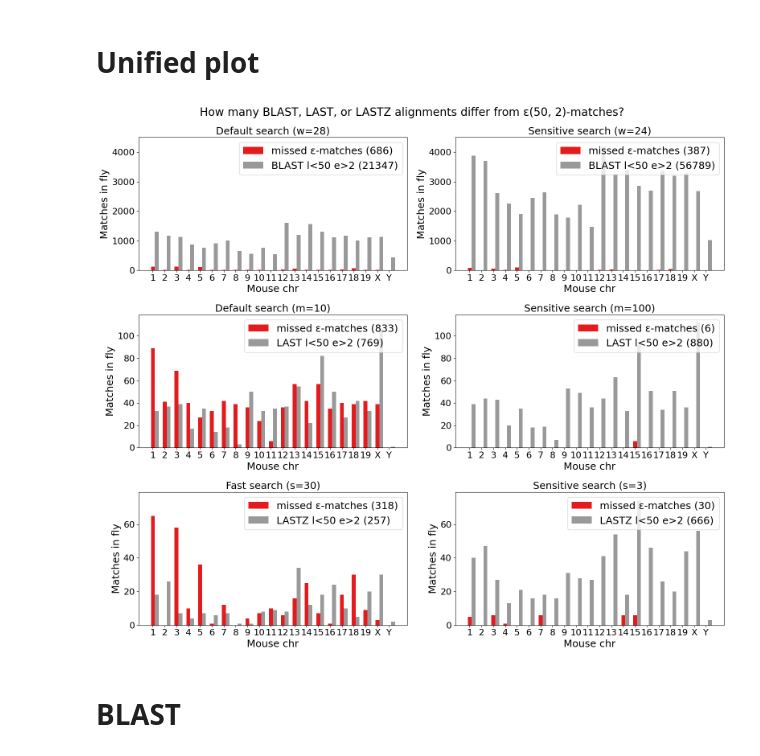
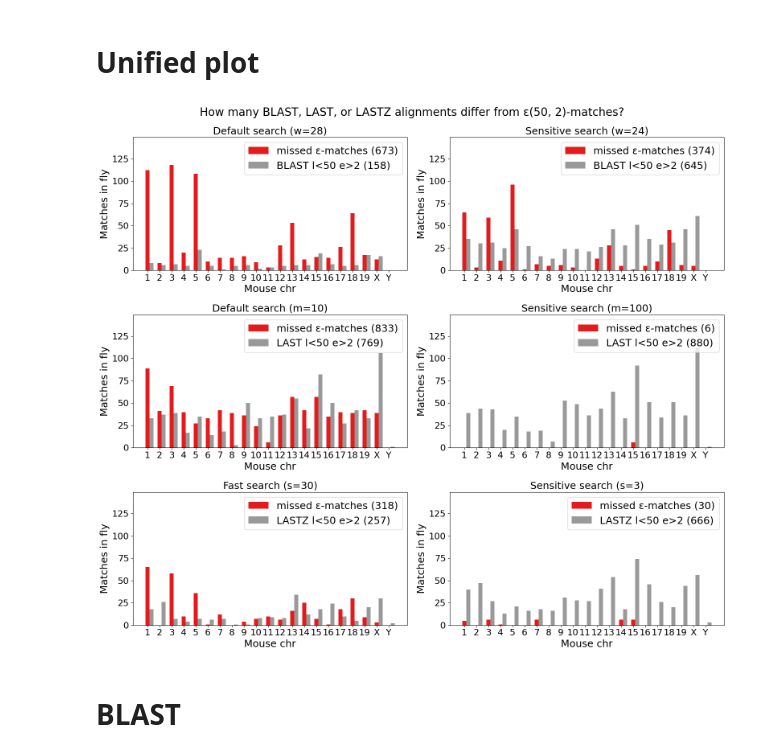
Before and after one commit to eaasna/DREAM-stellar-benchmark, a Jupyter notebook: work-python/missed-matches/What is missed.ipynb, the cells around one changed output. Cells and saved outputs as stored; diff of their text form; code cells hidden in the pictures.

Commit message:
Improved plots

```diff
--- a/work-python/missed-matches/What is missed.ipynb
+++ b/work-python/missed-matches/What is missed.ipynb
@@ -111,13 +111,24 @@ def read_count_table(in_dir, filename):
     df = pd.read_csv(in_dir + "/" + filename, sep = "\t", header = None)
     df.columns = ["count", "dname", "qname"]
     df["chr"] = [mouse_dname_d.get(dname) for dname in df["dname"]]
+    df = df.dropna()
     return df
 
 def gather_counts(df, col):
     counts = []
-    names = np.unique(df[col])
+    names = np.unique(df[col]).tolist()
+
     for name in names:
         counts.append(np.sum(df[df[col] == name]["count"]))
+
+    chromosomes = [str(x) for x in range(1, 20)]
+    chromosomes.append("X")
+    chromosomes.append("Y")
+
+    for c in chromosomes:
+        if not (c in names):
+            names.append(c)
+            counts.append(0)
 
     d = {'names': names, 'counts': counts}
     return pd.DataFrame(d)
@@ -128,7 +139,7 @@ def get_count_df(in_dir):
     fp_counts = gather_counts(fp, "chr")
     fn_counts = gather_counts(fn, "chr")
     df = fp_counts.set_index('names').join(fn_counts.set_index('names'), lsuffix='_fp', rsuffix='_fn', on='names')
-    df = df.fillna(0)
+    df = df.fillna("0")
     df = df.astype({"counts_fp":int, "counts_fn":int})
     return df
 # %%
@@ -170,45 +181,45 @@ fig.suptitle('How many BLAST, LAST, or LASTZ alignments differ from ε(50, 2)-ma
 
 # BLAST
 tool = "BLAST"
-in_dir="k28_blast_vs_stellar_l50_e2"
+in_dir="e10_k28_blast_vs_stellar_l50_e2"
 df = get_count_df(in_dir)
 set_ax_plot(axs[0][0], df, tool, "Default search (w=28)")
-axs[0][0].set_ylim(0, 4500)
+axs[0][0].set_ylim(0, 149)
 
-in_dir="k24_blast_vs_stellar_l50_e2"
+in_dir="e10_k24_blast_vs_stellar_l50_e2"
 df = get_count_df(in_dir)
 set_ax_plot(axs[0][1], df, tool, "Sensitive search (w=24)")
-axs[0][1].set_ylim(0, 4500)
+axs[0][1].set_ylim(0, 149)
 
 # LAST
 tool = "LAST"
 in_dir="m10_last_vs_stellar_l50_e2"
 df = get_count_df(in_dir)
 set_ax_plot(axs[1][0], df, tool, "Default search (m=10)")
-axs[1][0].set_ylim(0, 119)
+axs[1][0].set_ylim(0, 149)
 
 in_dir="m100_last_vs_stellar_l50_e2"
 df = get_count_df(in_dir)
 set_ax_plot(axs[1][1], df, tool, "Sensitive search (m=100)")
-axs[1][1].set_ylim(0, 119)
+axs[1][1].set_ylim(0, 149)
 
 # LASTZ
 tool = "LASTZ"
 in_dir="s30_lastz_vs_stellar_l50_e2"
 df = get_count_df(in_dir)
 set_ax_plot(axs[2][0], df, tool, "Fast search (s=30)")
-axs[2][0].set_ylim(0, 79)
+axs[2][0].set_ylim(0, 149)
 
 in_dir="s3_lastz_vs_stellar_l50_e2"
 df = get_count_df(in_dir)
 set_ax_plot(axs[2][1], df, tool, "Sensitive search (s=3)")
-axs[2][1].set_ylim(0, 79)
+axs[2][1].set_ylim(0, 149)
 
 plt.tight_layout()
 plt.savefig('missed_mouse_search.svg', dpi = 500)
 plt.show()
 # %% [output]
-[figure, old version]
+[figure, new version]
 # %% [markdown]
 # BLAST
 # %%
```
Also changed, not shown: parts of 12 cells of this notebook, 3 other files.
